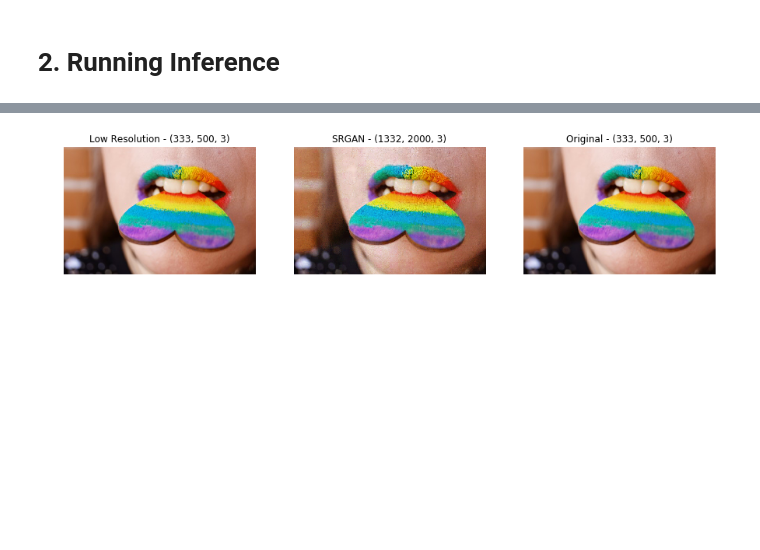
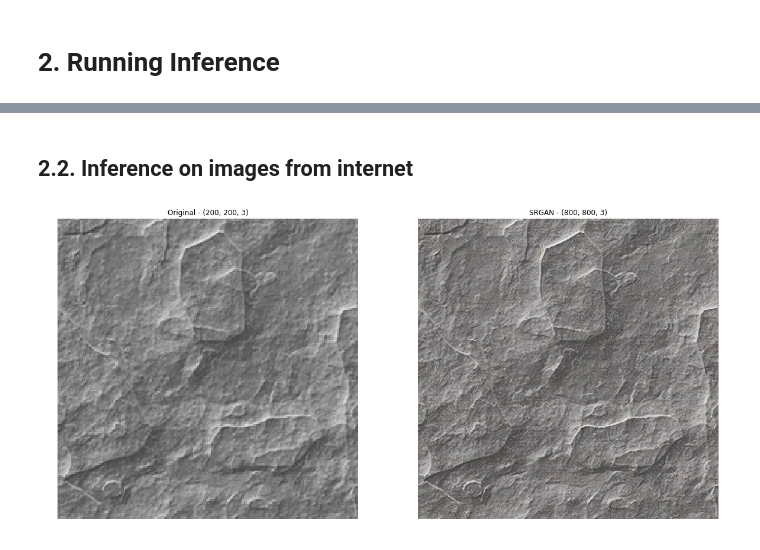
Before and after one commit to MathiasGruber/SRGAN-Keras, a Jupyter notebook: Example_Usage.ipynb, the cells around one changed output, grey strips where cells are left out. Cells and saved outputs as stored; diff of their text form; code cells hidden in the pictures; blank space fills up the shorter version.

```diff
--- a/Example_Usage.ipynb
+++ b/Example_Usage.ipynb
@@ -85,8 +156,5 @@ gan.train_srgan(
 # %% [markdown]
 # 2. Running Inference
 # %%
-gan = SRGAN(training_mode=True)
-gan.load_weights(
-    './data/weights/SRGAN_imagenet1195000_generator.h5',
-    './data/weights/SRGAN_imagenet1195000_discriminator.h5'
-)
+gan = SRGAN(training_mode=False)
+gan.load_weights('./data/weights/SRGAN_imagenet_generator.h5')
@@ -93,40 +218,33 @@ gan.load_weights(
+# %% [markdown]
+## 2.2. Inference on images from internet
 # %%
 # Load image
-img_hr = DataLoader.load_img("C:/Documents/Kaggle/Kaggle-imagenet/input/DET/pexels/pexels-photo-1171853.jpeg").astype(np.uint8)
+img_lr = DataLoader.load_img("./images/castle.png").astype(np.uint8)
+img_lr = DataLoader.load_img("./images/pixelrose.jpg").astype(np.uint8)
+img_lr = DataLoader.load_img("./images/texture.png").astype(np.uint8)
 
-# Create a low-resolution version of it
-lr_shape = (int(img_hr.shape[1]/4), int(img_hr.shape[0]/4))
-img_lr = Image.fromarray(img_hr)
-#img_lr = img_lr.resize(lr_shape, Image.BICUBIC)
-img_lr = np.array(img_lr)
-
-# Scale images
+# Scale image
 img_lr = DataLoader.scale_lr_imgs(img_lr)
 
 # Predict high-resolution version (add batch dimension to image)
-img_sr = np.squeeze(
-    gan.generator.predict(
-        np.expand_dims(img_lr, 0),
-        batch_size=1
-    ),
-    axis=0
-)
+img_sr = np.squeeze(gan.generator.predict(np.expand_dims(img_lr, 0), batch_size=1), axis=0)
 
 # Unscale
 img_sr = DataLoader.unscale_hr_imgs(img_sr).astype(np.uint8)
 img_lr = DataLoader.unscale_lr_imgs(img_lr).astype(np.uint8)
 
 # Images and titles
 images = {
-    'Low Resolution': img_lr, 'SRGAN': img_sr, 'Original': img_hr
+    'Original': img_lr,
+    'SRGAN': img_sr,
 }
 
 # Plot the images. Note: rescaling and using squeeze since we are getting batches of size 1
-fig, axes = plt.subplots(1, 3, figsize=(15, 5))
+fig, axes = plt.subplots(1, 2, figsize=(20, 10))
 for i, (title, img) in enumerate(images.items()):
     axes[i].imshow(img)
     axes[i].set_title("{} - {}".format(title, img.shape))
     axes[i].axis('off')
 plt.show()
 # %% [output]
-[figure, old version]
+[figure, new version]
```
Also changed, not shown: parts of 5 cells of this notebook, 1 other file.
